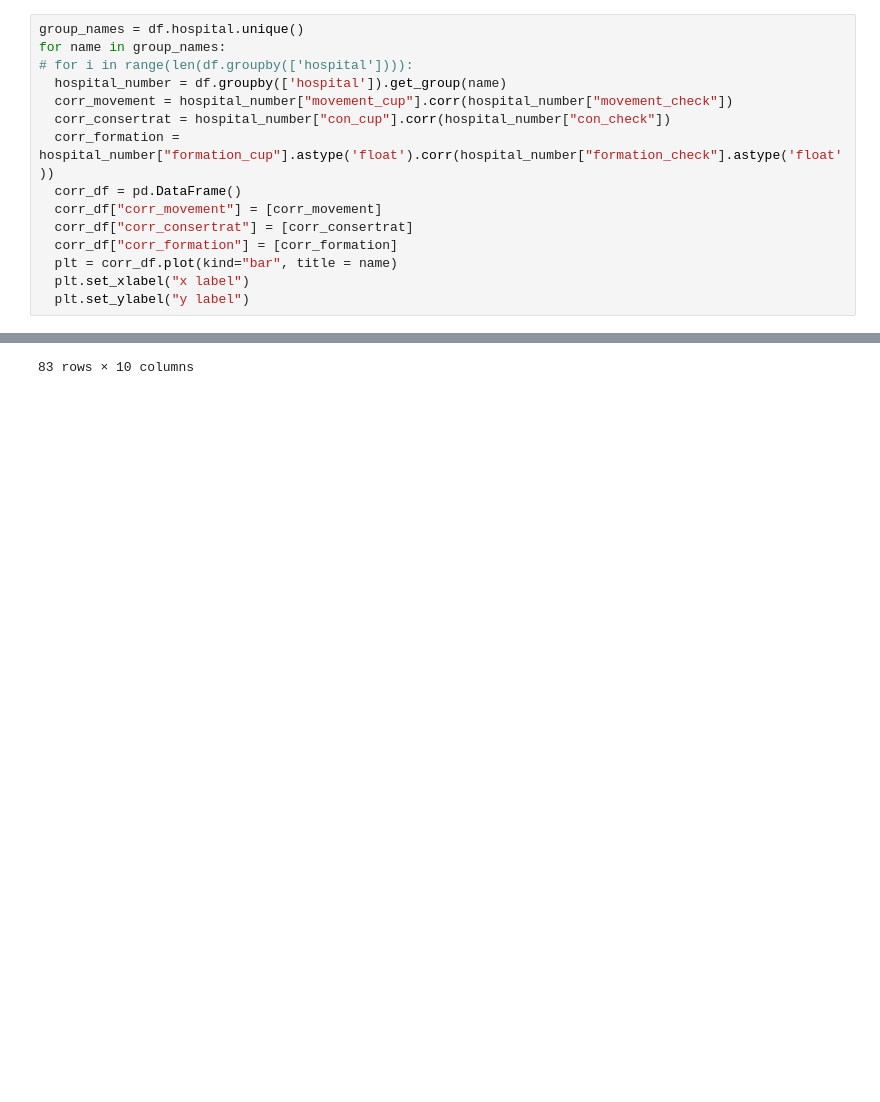
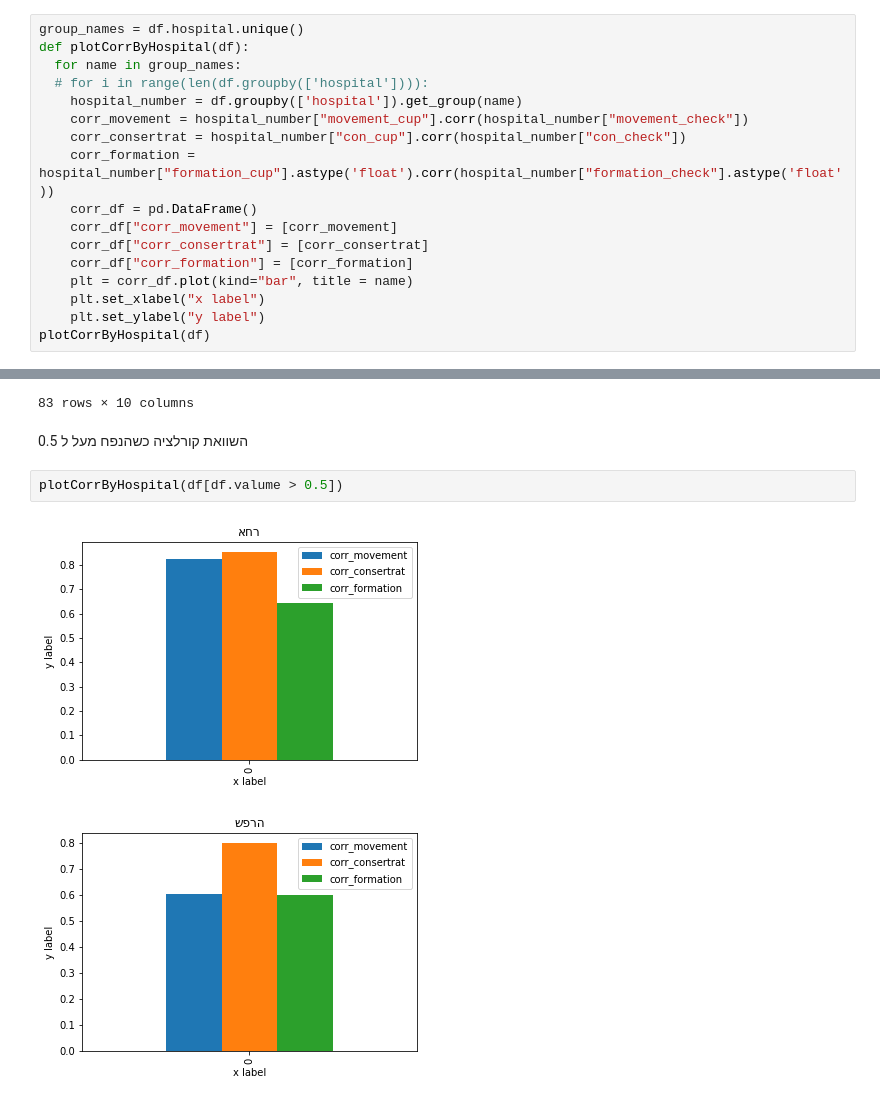
Before and after one commit to aviadm24/jupyter, a Jupyter notebook: machonPuah.ipynb, the cells around one changed output, grey strips where cells are left out. Saved outputs shown, nothing was run; the diff lists cells and outputs as text; blank space fills up the shorter version.

```diff
--- a/machonPuah.ipynb
+++ b/machonPuah.ipynb
@@ -152,19 +152,21 @@ number  3 is  ביקור חולים
 קורלציה לפי בית חולים
 # %%
 group_names = df.hospital.unique()
-for name in group_names:
-# for i in range(len(df.groupby(['hospital']))):
-  hospital_number = df.groupby(['hospital']).get_group(name)
-  corr_movement = hospital_number["movement_cup"].corr(hospital_number["movement_check"])
-  corr_consertrat = hospital_number["con_cup"].corr(hospital_number["con_check"])
-  corr_formation = hospital_number["formation_cup"].astype('float').corr(hospital_number["formation_check"].astype('float'))
-  corr_df = pd.DataFrame()
-  corr_df["corr_movement"] = [corr_movement]
-  corr_df["corr_consertrat"] = [corr_consertrat]
-  corr_df["corr_formation"] = [corr_formation]
-  plt = corr_df.plot(kind="bar", title = name)
-  plt.set_xlabel("x label")
-  plt.set_ylabel("y label")
+def plotCorrByHospital(df):
+  for name in group_names:
+  # for i in range(len(df.groupby(['hospital']))):
+    hospital_number = df.groupby(['hospital']).get_group(name)
+    corr_movement = hospital_number["movement_cup"].corr(hospital_number["movement_check"])
+    corr_consertrat = hospital_number["con_cup"].corr(hospital_number["con_check"])
+    corr_formation = hospital_number["formation_cup"].astype('float').corr(hospital_number["formation_check"].astype('float'))
+    corr_df = pd.DataFrame()
+    corr_df["corr_movement"] = [corr_movement]
+    corr_df["corr_consertrat"] = [corr_consertrat]
+    corr_df["corr_formation"] = [corr_formation]
+    plt = corr_df.plot(kind="bar", title = name)
+    plt.set_xlabel("x label")
+    plt.set_ylabel("y label")
+plotCorrByHospital(df)
 # %% [output]
 [figure]
 [figure]
@@ -188,3 +190,10 @@ df[df.valume > 0.5]
 | 122 | 101418 | שפרה | 1.0 | 37.0 | 59.0 | 54.0 | 36.0 | 3 | ... |
 | 123 | 101721 | אחר | 1.0 | 19.0 | 25.0 | 26.0 | 20.0 | 2 | ... |
 83 rows × 10 columns
+# %% [markdown]
+השוואת קורלציה כשהנפח מעל ל 0.5
+# %%
+plotCorrByHospital(df[df.valume > 0.5])
+# %% [output]
+[figure, added]
+[figure, added]
```
Also changed, not shown: parts of 3 cells of this notebook.
